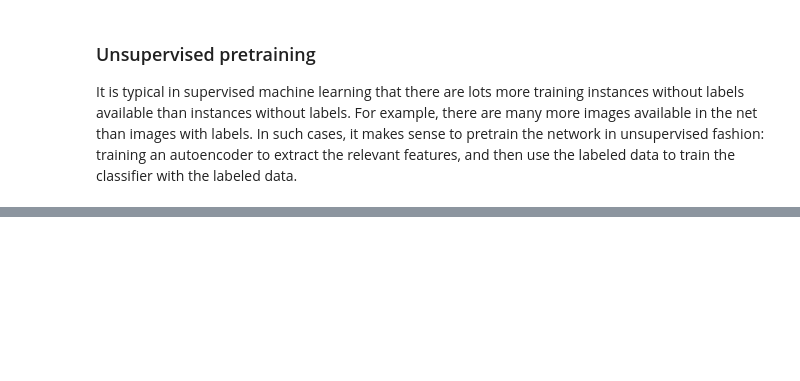
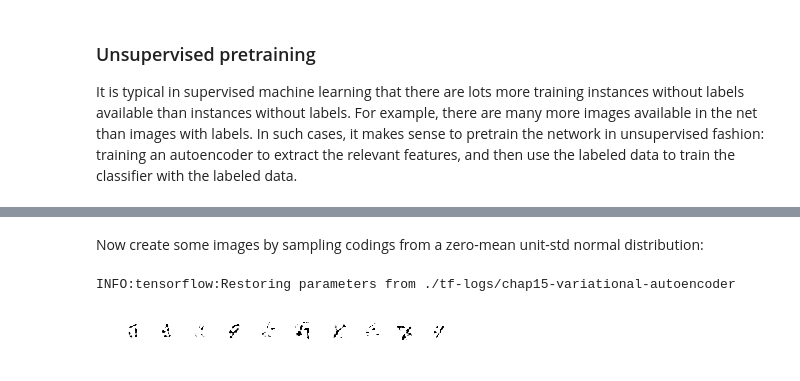
Before and after one commit to ksaaskil/machine-learning-examples, a Jupyter notebook: tensorflow/Autoencoders.ipynb, the cells around one changed output, grey strips where cells are left out. Drawn from its saved outputs; the diff is of its cells as text; code cells hidden in the pictures; blank space fills up the shorter version.

Commit message:
Add variational autoencoder example.

```diff
--- a/tensorflow/Autoencoders.ipynb
+++ b/tensorflow/Autoencoders.ipynb
@@ -130,7 +151,7 @@ X_train = mnist.train.images
 
 X_validation = mnist.validation.images
 
-n_epochs = 100
+n_epochs = 50
 
 with tf.Session() as sess:
     init.run()
@@ -160,6 +198,8 @@ Instead of training the stacked autoencoder in one shot, it's often better to tr
 reset_graph()
 
 X = tf.placeholder(tf.float32, shape=(None, n_inputs), name='X')
+
+kernel_initializer = tf.contrib.layers.variance_scaling_initializer()
 
 weights1_init = kernel_initializer((n_inputs, n_hidden1))
 weights2_init = kernel_initializer((n_hidden1, n_hidden2))
@@ -183,16 +223,19 @@ outputs = activation(tf.matmul(hidden3, weights4) + biases4)
 with tf.name_scope('train'):
     optimizer = tf.train.AdamOptimizer(learning_rate=learning_rate, name='optimizer')
 
+l2_reg = 1e-4
+kernel_regularizer = tf.contrib.layers.l2_regularizer(l2_reg)
+
 with tf.name_scope('phase1'):
     phase1_outputs = tf.matmul(hidden1, weights4) + biases4
     phase1_reconstruction_loss = tf.reduce_mean(tf.square(phase1_outputs - X))
-    phase1_reg_loss = regularizer(weights1)
+    phase1_reg_loss = kernel_regularizer(weights1)
     phase1_loss = phase1_reconstruction_loss + phase1_reg_loss
     phase1_training_op = optimizer.minimize(phase1_loss)
 
 with tf.name_scope('phase2'):
     phase2_reconstruction_loss = tf.reduce_mean(tf.square(hidden3 - hidden1))
-    phase2_reg_loss = regularizer(weights2)
+    phase2_reg_loss = kernel_regularizer(weights2)
     phase2_loss = phase2_reconstruction_loss + phase2_reg_loss
     train_vars = [weights2, biases2]
     phase2_training_op = optimizer.minimize(phase2_loss, var_list=train_vars)
@@ -207,7 +250,7 @@ X_train = mnist.train.images
 
 X_validation = mnist.validation.images
 
-n_epochs = 10 # Per phase
+n_epochs = 50 # Per phase
 
 with tf.Session() as sess:
     init.run()
@@ -329,0 +483,26 @@ Classifier epoch: 450   Train loss: 0.39        Train acc: 91.636 %     Val loss
+# %% [markdown]
+Now create some images by sampling codings from a zero-mean unit-std normal distribution:
+# %%
+import numpy as np
+
+n_test_digits = 10
+
+codings_rnd = np.random.normal(size=(n_test_digits, n_hidden3))
+
+def plot_image(img, shape=(28, 28)):
+    img = img.reshape(shape)
+    plt.imshow(img, cmap='Greys', interpolation='nearest')
+    plt.axis('off')
+
+with tf.Session() as sess:
+    saver.restore(sess, './tf-logs/chap15-variational-autoencoder')
+    output_imgs = outputs.eval(feed_dict={hidden3: codings_rnd})
+
+for i in range(n_test_digits):
+    plt.subplot(n_test_digits, 10, i + 1)
+    plot_image(output_imgs[i])
+
+plt.show()
+# %% [output]
+INFO:tensorflow:Restoring parameters from ./tf-logs/chap15-variational-autoencoder
+[figure, added]
```
Also changed, not shown: parts of 11 cells of this notebook.
